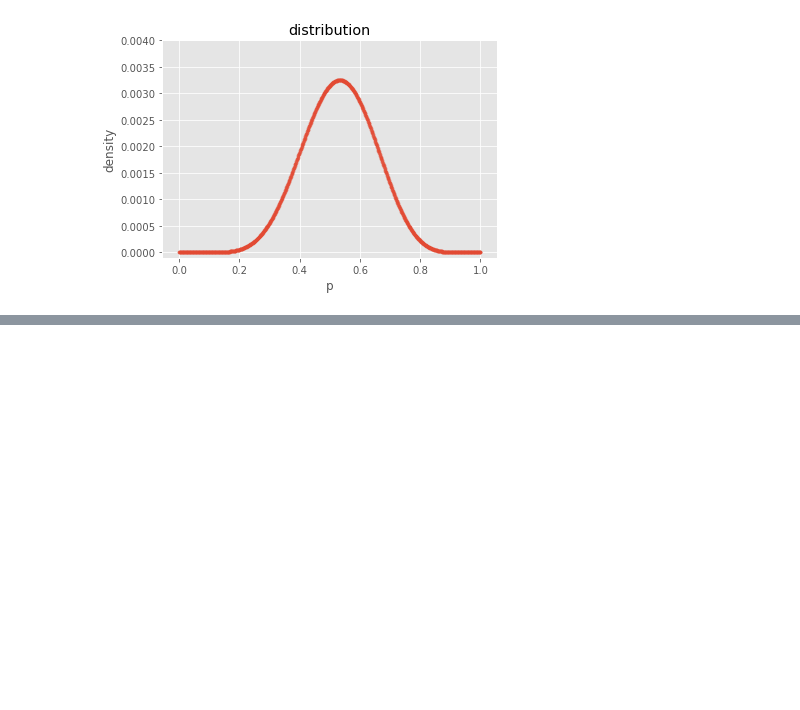
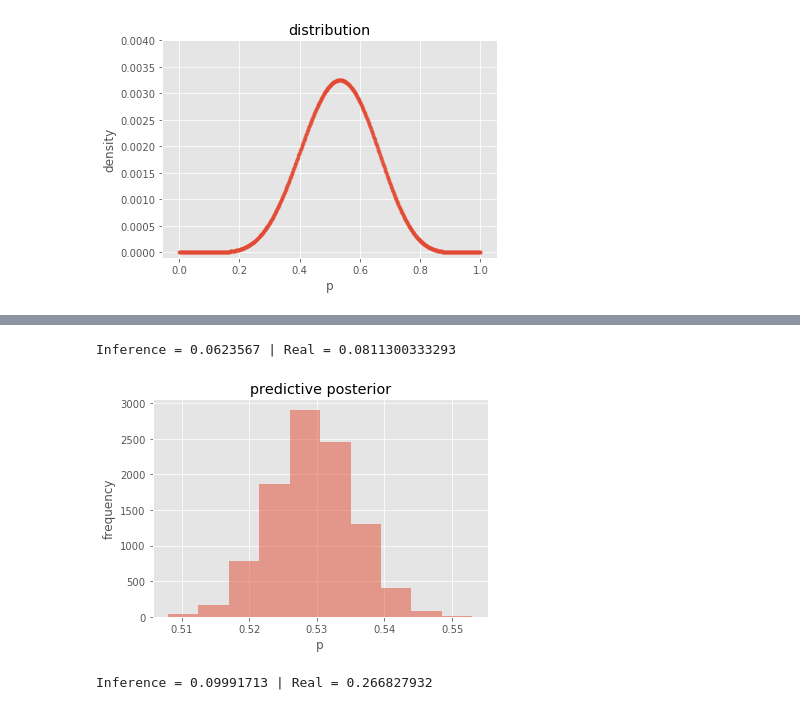
Before and after one commit to gondimribeiro/statistical-rethinking, a Jupyter notebook: chapter3/practice.ipynb, the cells around one changed output, grey strips where cells are left out. Saved outputs shown, nothing was run; the diff lists cells and outputs as text; code cells hidden in the pictures; blank space fills up the shorter version.

```diff
--- a/chapter3/practice.ipynb
+++ b/chapter3/practice.ipynb
@@ -102,0 +101,29 @@ array([ 0.33233233,  0.72172172])
+# %%
+# 3M3:
+
+p_samples = grid
+p_samples.reshape((p_samples.size, 1))
+results_samples = np.random.binomial(15, p_samples, (10000, p_samples.size))
+predictive_posterior = results_samples.dot(posterior) / posterior.sum() / 15
+
+plt.hist(predictive_posterior, alpha=0.5)
+plt.xlabel('p')
+plt.ylabel('frequency')
+plt.title('predictive posterior')
+
+# binomial(W = 8, T = 15, p = 0.7)
+print("Inference =", (results_samples == 8).mean(), "| Real =", ss.binom.pmf(8, 15, 0.7))
+# %% [output]
+Inference = 0.0623567 | Real = 0.0811300333293
+[figure, added]
+# %%
+# 3M4:
+
+p_samples = grid
+p_samples.reshape((p_samples.size, 1))
+results_samples = np.random.binomial(9, p_samples, (10000, p_samples.size))
+
+# binomial(W = 6, T = 9, p = 0.7)
+print("Inference =", (results_samples == 6).mean(), "| Real =", ss.binom.pmf(6, 9, 0.7))
+# %% [output]
+Inference = 0.09991713 | Real = 0.266827932
```
Also changed, not shown: parts of 14 cells of this notebook.
